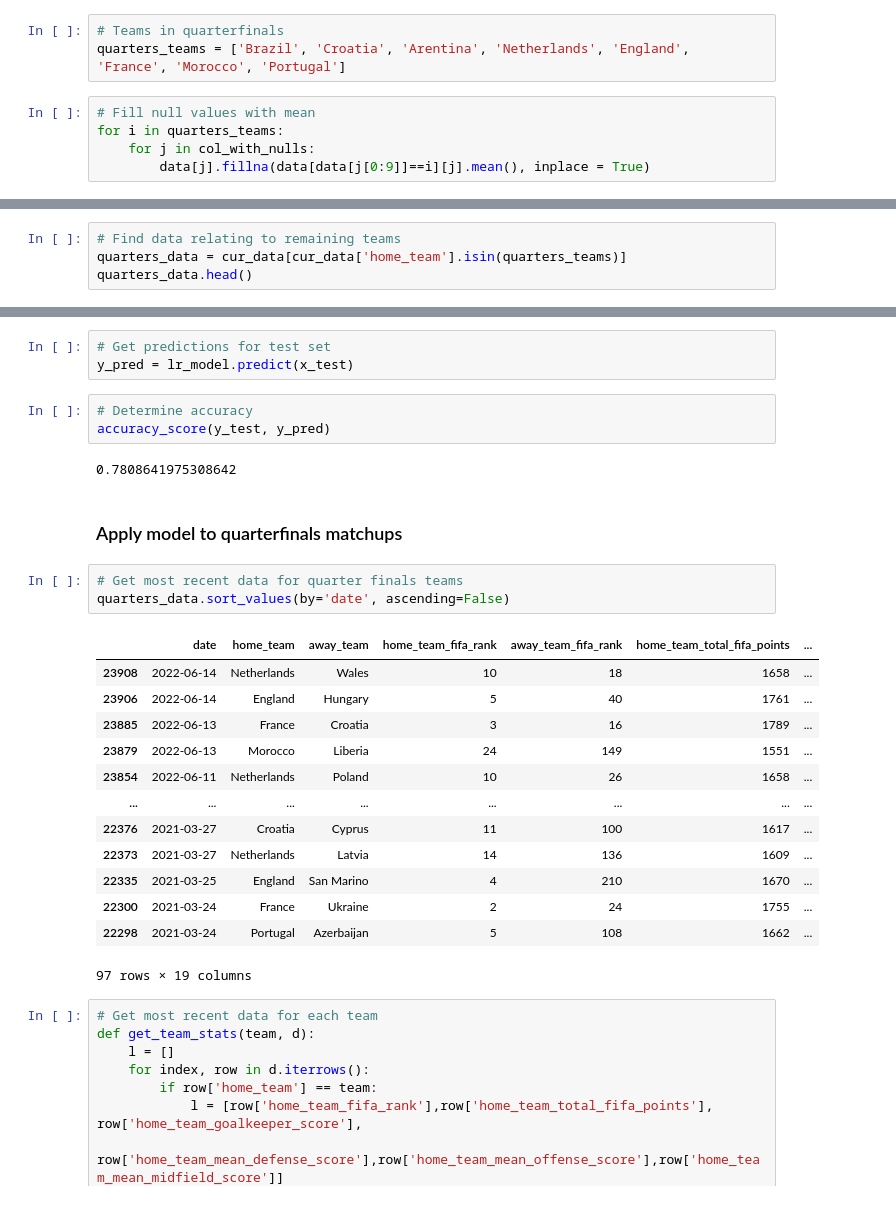
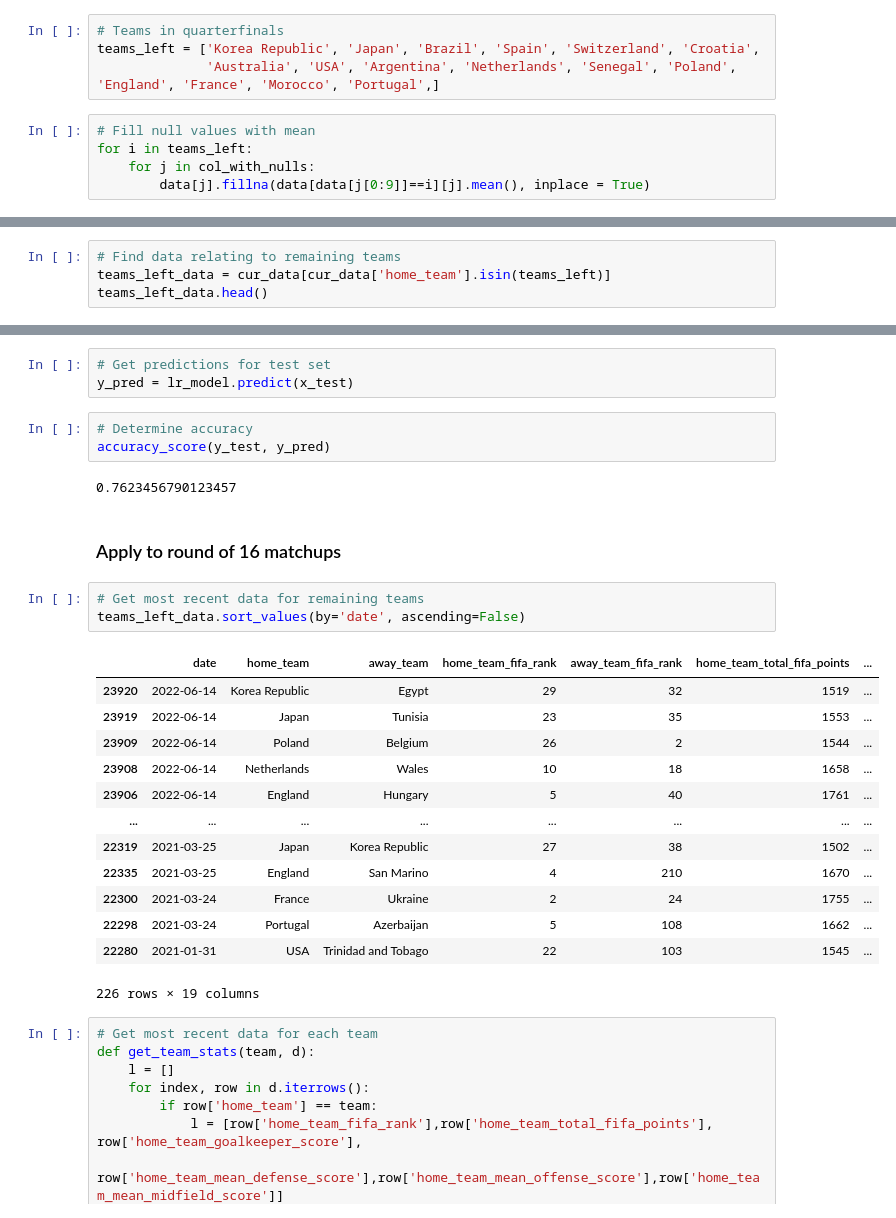
Before and after one commit to cdisall/WorldCup2022, a Jupyter notebook: QuarterFinals.ipynb, the cells around one changed output, grey strips where cells are left out. Saved outputs shown, nothing was run; the diff lists cells and outputs as text.

```diff
--- a/QuarterFinals.ipynb
+++ b/QuarterFinals.ipynb
@@ -112,10 +112,11 @@ away_team_mean_offense_score
 away_team_mean_midfield_score
 # %%
 # Teams in quarterfinals
-quarters_teams = ['Brazil', 'Croatia', 'Arentina', 'Netherlands', 'England', 'France', 'Morocco', 'Portugal']
+teams_left = ['Korea Republic', 'Japan', 'Brazil', 'Spain', 'Switzerland', 'Croatia',
+              'Australia', 'USA', 'Argentina', 'Netherlands', 'Senegal', 'Poland', 'England', 'France', 'Morocco', 'Portugal',]
 # %%
 # Fill null values with mean
-for i in quarters_teams:
+for i in teams_left:
     for j in col_with_nulls:
         data[j].fillna(data[data[j[0:9]]==i][j].mean(), inplace = True)
 # %%
@@ -150,6 +156,6 @@ SyntaxError: unexpected EOF while parsing (1655610952.py, line 6)
 # %%
 # Find data relating to remaining teams
-quarters_data = cur_data[cur_data['home_team'].isin(quarters_teams)]
-quarters_data.head()
+teams_left_data = cur_data[cur_data['home_team'].isin(teams_left)]
+teams_left_data.head()
 # %% [output]
 |  | date | home_team | away_team | home_team_fifa_rank | away_team_fifa_rank | home_team_total_fifa_points | ... |
@@ -274,26 +280,26 @@ y_pred = lr_model.predict(x_test)
 # Determine accuracy
 accuracy_score(y_test, y_pred)
 # %% [output]
-0.7808641975308642
+0.7623456790123457
 # %% [markdown]
-### Apply model to quarterfinals matchups
+### Apply to round of 16 matchups
 # %%
-# Get most recent data for quarter finals teams
-quarters_data.sort_values(by='date', ascending=False)
+# Get most recent data for remaining teams
+teams_left_data.sort_values(by='date', ascending=False)
 # %% [output]
 |  | date | home_team | away_team | home_team_fifa_rank | away_team_fifa_rank | home_team_total_fifa_points | ... |
+| 23920 | 2022-06-14 | Korea Republic | Egypt | 29 | 32 | 1519 | ... |
+| 23919 | 2022-06-14 | Japan | Tunisia | 23 | 35 | 1553 | ... |
+| 23909 | 2022-06-14 | Poland | Belgium | 26 | 2 | 1544 | ... |
 | 23908 | 2022-06-14 | Netherlands | Wales | 10 | 18 | 1658 | ... |
 | 23906 | 2022-06-14 | England | Hungary | 5 | 40 | 1761 | ... |
-| 23885 | 2022-06-13 | France | Croatia | 3 | 16 | 1789 | ... |
-| 23879 | 2022-06-13 | Morocco | Liberia | 24 | 149 | 1551 | ... |
-| 23854 | 2022-06-11 | Netherlands | Poland | 10 | 26 | 1658 | ... |
 | ... | ... | ... | ... | ... | ... | ... | ... |
-| 22376 | 2021-03-27 | Croatia | Cyprus | 11 | 100 | 1617 | ... |
-| 22373 | 2021-03-27 | Netherlands | Latvia | 14 | 136 | 1609 | ... |
+| 22319 | 2021-03-25 | Japan | Korea Republic | 27 | 38 | 1502 | ... |
 | 22335 | 2021-03-25 | England | San Marino | 4 | 210 | 1670 | ... |
 | 22300 | 2021-03-24 | France | Ukraine | 2 | 24 | 1755 | ... |
 | 22298 | 2021-03-24 | Portugal | Azerbaijan | 5 | 108 | 1662 | ... |
+| 22280 | 2021-01-31 | USA | Trinidad and Tobago | 22 | 103 | 1545 | ... |
-97 rows × 19 columns
+226 rows × 19 columns
 # %%
 # Get most recent data for each team
 def get_team_stats(team, d):
```
Also changed, not shown: parts of 20 cells of this notebook, 2 other files.
